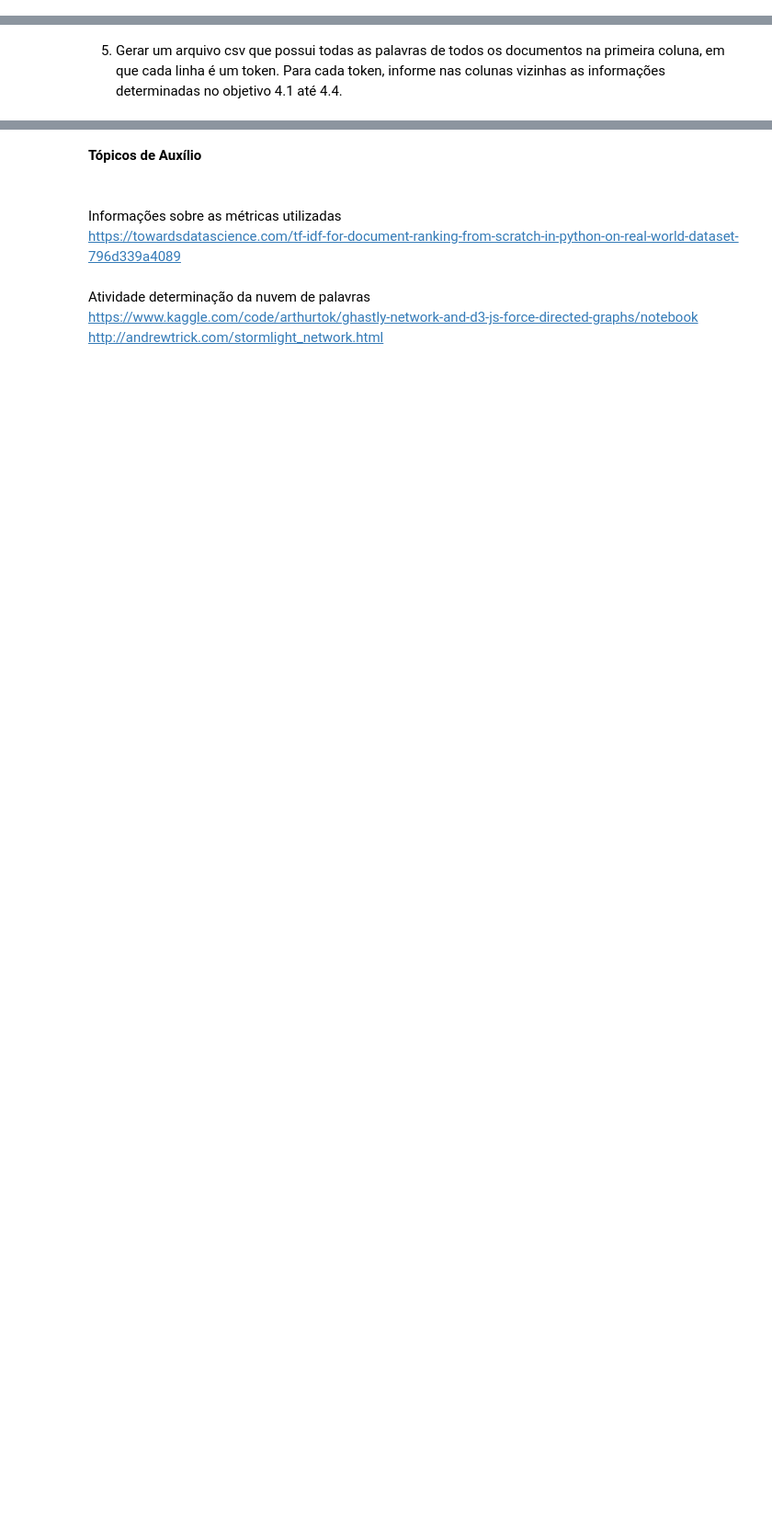
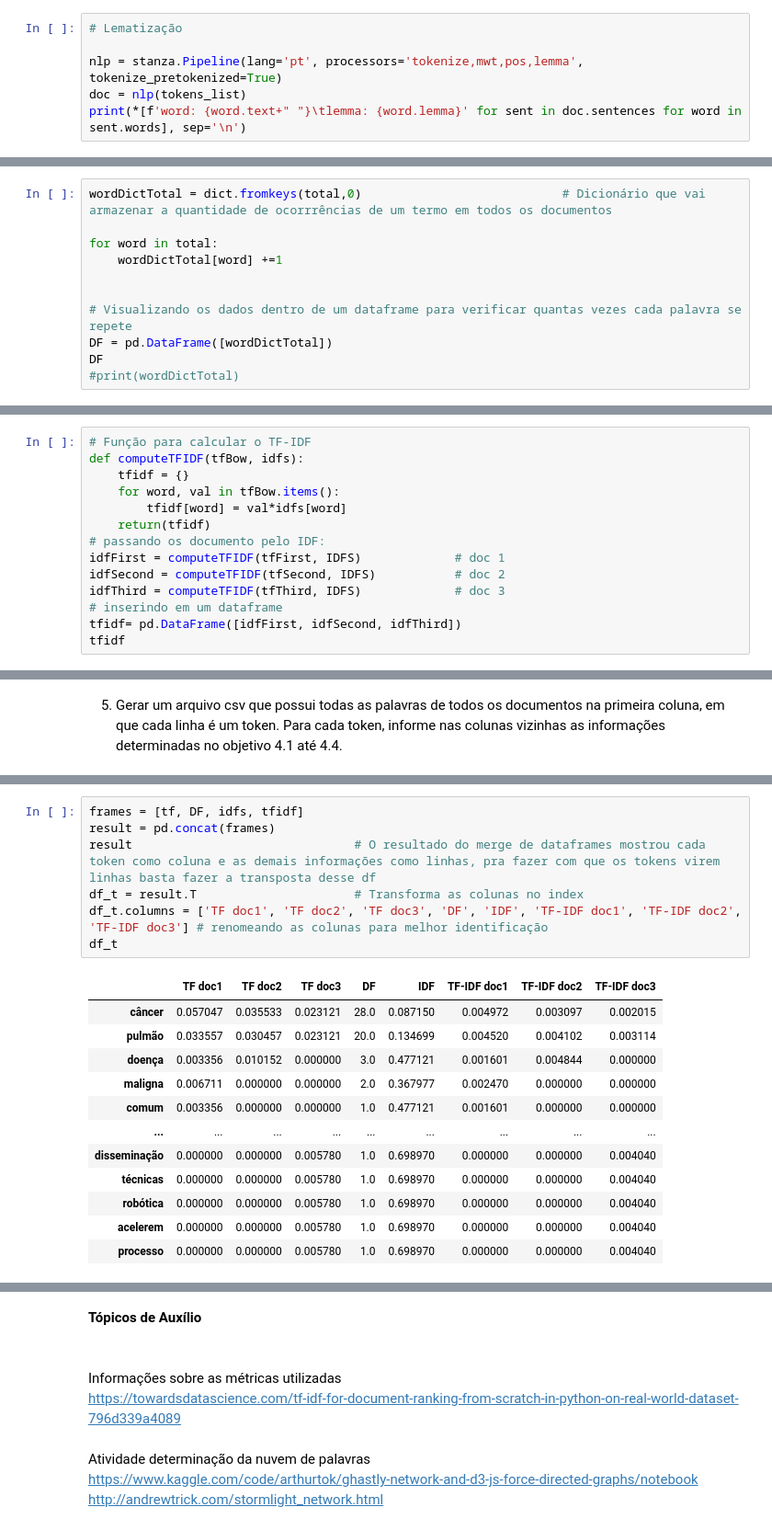
Before and after one commit to josuelopes512/Projeto_NLP, a Jupyter notebook: projeto_nlp.ipynb, the cells around one changed output, grey strips where cells are left out. Shown: that part at 92% size. Cells and saved outputs as stored; diff of their text form; blank space fills up the shorter version.

```diff
--- a/projeto_nlp.ipynb
+++ b/projeto_nlp.ipynb
@@ -117,0 +156,6 @@ plt.show()
+# %%
+# Lematização
+
+nlp = stanza.Pipeline(lang='pt', processors='tokenize,mwt,pos,lemma', tokenize_pretokenized=True)
+doc = nlp(tokens_list)
+print(*[f'word: {word.text+" "}\tlemma: {word.lemma}' for sent in doc.sentences for word in sent.words], sep='\n')
@@ -125 +274,12 @@ plt.show()
 <br> 𝐷𝐹 = 𝑞𝑡𝑑 𝑑𝑒 𝑜𝑐𝑜𝑟𝑟ê𝑛𝑐𝑖𝑎 𝑑𝑜 𝑡𝑒𝑟𝑚𝑜 𝑒𝑚 𝑢𝑚 𝑐𝑜𝑛𝑗𝑢𝑛𝑡𝑜 𝑑𝑒 𝑑𝑜𝑐𝑢𝑚𝑒𝑛𝑡𝑜𝑠
+# %%
+wordDictTotal = dict.fromkeys(total,0)                            # Dicionário que vai armazenar a quantidade de ocorrrências de um termo em todos os documentos
+
+for word in total:
+    wordDictTotal[word] +=1
+
+
+# Visualizando os dados dentro de um dataframe para verificar quantas vezes cada palavra se repete
+DF = pd.DataFrame([wordDictTotal])
+DF
+#print(wordDictTotal)
@@ -131 +325,15 @@ plt.show()
 <br> 𝑇𝐹 − 𝐼𝐷𝐹 = 𝐼𝐷𝐹 * 𝑇𝐹
+# %%
+# Função para calcular o TF-IDF
+def computeTFIDF(tfBow, idfs):
+    tfidf = {}
+    for word, val in tfBow.items():
+        tfidf[word] = val*idfs[word]
+    return(tfidf)
+# passando os documento pelo IDF:
+idfFirst = computeTFIDF(tfFirst, IDFS)             # doc 1
+idfSecond = computeTFIDF(tfSecond, IDFS)           # doc 2
+idfThird = computeTFIDF(tfThird, IDFS)             # doc 3
+# inserindo em um dataframe
+tfidf= pd.DataFrame([idfFirst, idfSecond, idfThird])
+tfidf
@@ -200,0 +388,20 @@ data_1.head()
+# %%
+frames = [tf, DF, idfs, tfidf]
+result = pd.concat(frames)
+result                               # O resultado do merge de dataframes mostrou cada token como coluna e as demais informações como linhas, pra fazer com que os tokens virem linhas basta fazer a transposta desse df
+df_t = result.T                      # Transforma as colunas no index
+df_t.columns = ['TF doc1', 'TF doc2', 'TF doc3', 'DF', 'IDF', 'TF-IDF doc1', 'TF-IDF doc2', 'TF-IDF doc3'] # renomeando as colunas para melhor identificação
+df_t
+# %% [output]
+|  | TF doc1 | TF doc2 | TF doc3 | DF | IDF | TF-IDF doc1 | TF-IDF doc2 | TF-IDF doc3 |
+| câncer | 0.057047 | 0.035533 | 0.023121 | 28.0 | 0.087150 | 0.004972 | 0.003097 | 0.002015 |
+| pulmão | 0.033557 | 0.030457 | 0.023121 | 20.0 | 0.134699 | 0.004520 | 0.004102 | 0.003114 |
+| doença | 0.003356 | 0.010152 | 0.000000 | 3.0 | 0.477121 | 0.001601 | 0.004844 | 0.000000 |
+| maligna | 0.006711 | 0.000000 | 0.000000 | 2.0 | 0.367977 | 0.002470 | 0.000000 | 0.000000 |
+| comum | 0.003356 | 0.000000 | 0.000000 | 1.0 | 0.477121 | 0.001601 | 0.000000 | 0.000000 |
+| ... | ... | ... | ... | ... | ... | ... | ... | ... |
+| disseminação | 0.000000 | 0.000000 | 0.005780 | 1.0 | 0.698970 | 0.000000 | 0.000000 | 0.004040 |
+| técnicas | 0.000000 | 0.000000 | 0.005780 | 1.0 | 0.698970 | 0.000000 | 0.000000 | 0.004040 |
+| robótica | 0.000000 | 0.000000 | 0.005780 | 1.0 | 0.698970 | 0.000000 | 0.000000 | 0.004040 |
+| acelerem | 0.000000 | 0.000000 | 0.005780 | 1.0 | 0.698970 | 0.000000 | 0.000000 | 0.004040 |
+| processo | 0.000000 | 0.000000 | 0.005780 | 1.0 | 0.698970 | 0.000000 | 0.000000 | 0.004040 |
```
Also changed, not shown: parts of 33 cells of this notebook.
